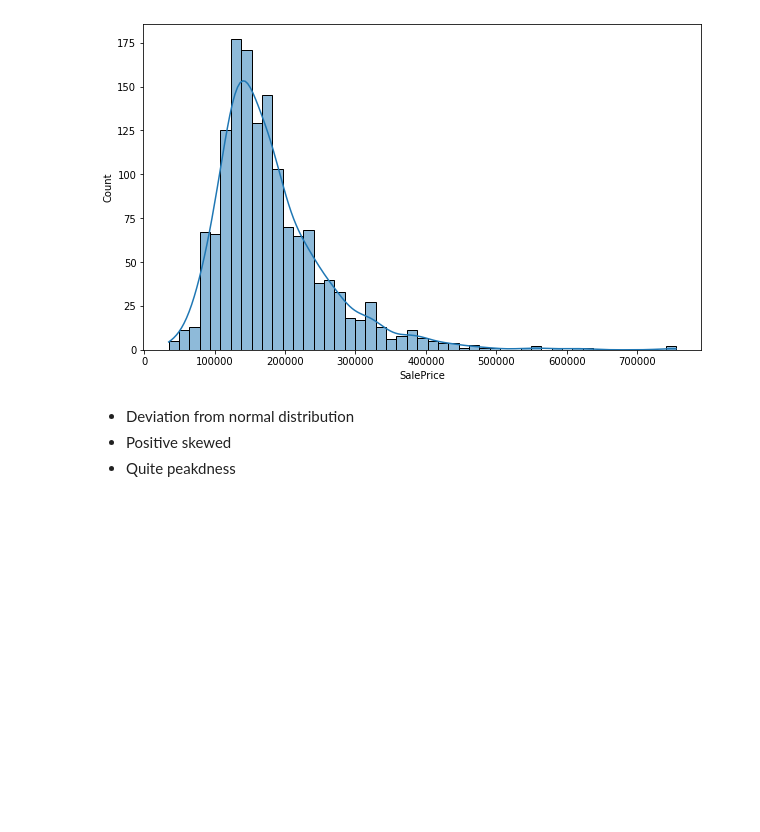
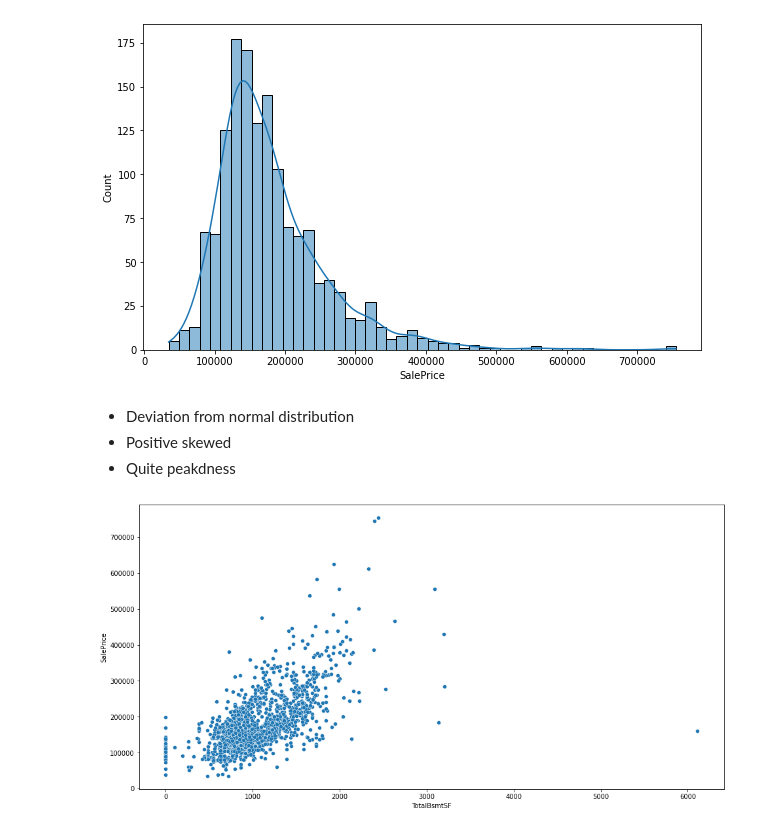
Before and after one commit to LapoDini/WorkInProgress, a Jupyter notebook: house-price-competition.ipynb, the cells around one changed output. Saved outputs shown, nothing was run; the diff lists cells and outputs as text; code cells hidden in the pictures; blank space fills up the shorter version.

Commit message:
Kaggle Notebook | House Price Competition | Version 4

```diff
--- a/house-price-competition.ipynb
+++ b/house-price-competition.ipynb
@@ -68,3 +592,11 @@ sns.histplot(df_train["SalePrice"], kde = True);
 * Deviation from normal distribution
 * Positive skewed
 * Quite peakdness
+# %%
+# Multivariate Analysis: TotalBsSF
+
+sp_tbsf = pd.concat([df_train["TotalBsmtSF"], df_train["SalePrice"]], axis = 1)
+fix, ax = plt.subplots(figsize = (16, 8))
+sns.scatterplot(x = "TotalBsmtSF", y = "SalePrice", data = sp_tbsf);
+# %% [output]
+[figure, added]
```
Also changed, not shown: parts of 5 cells of this notebook.
